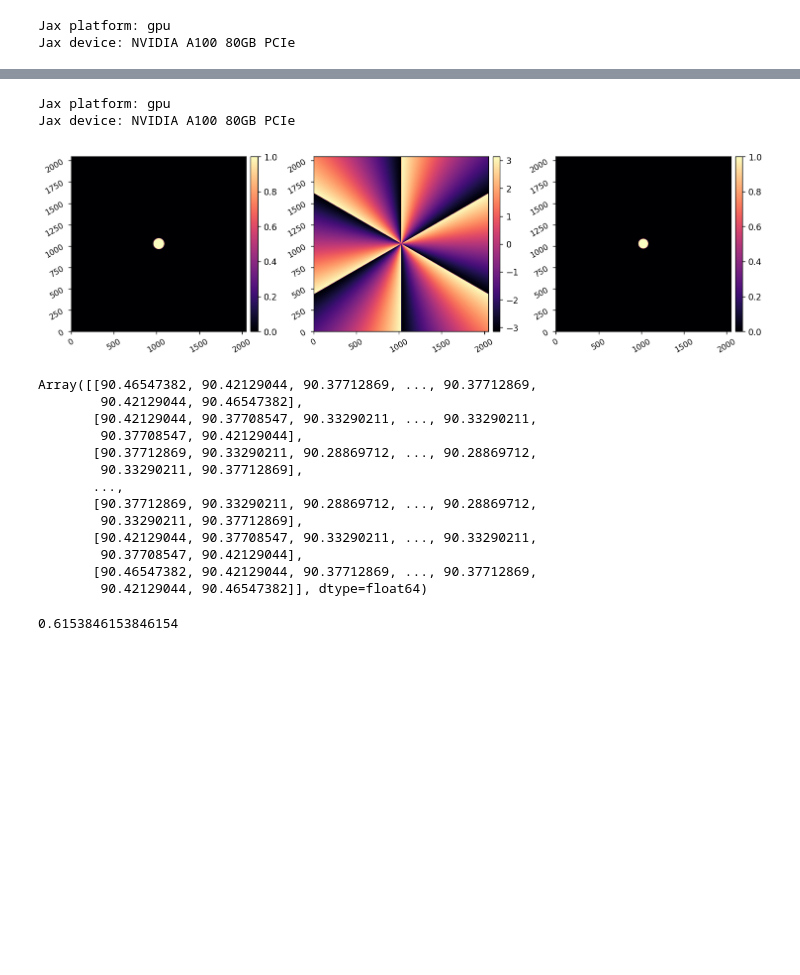
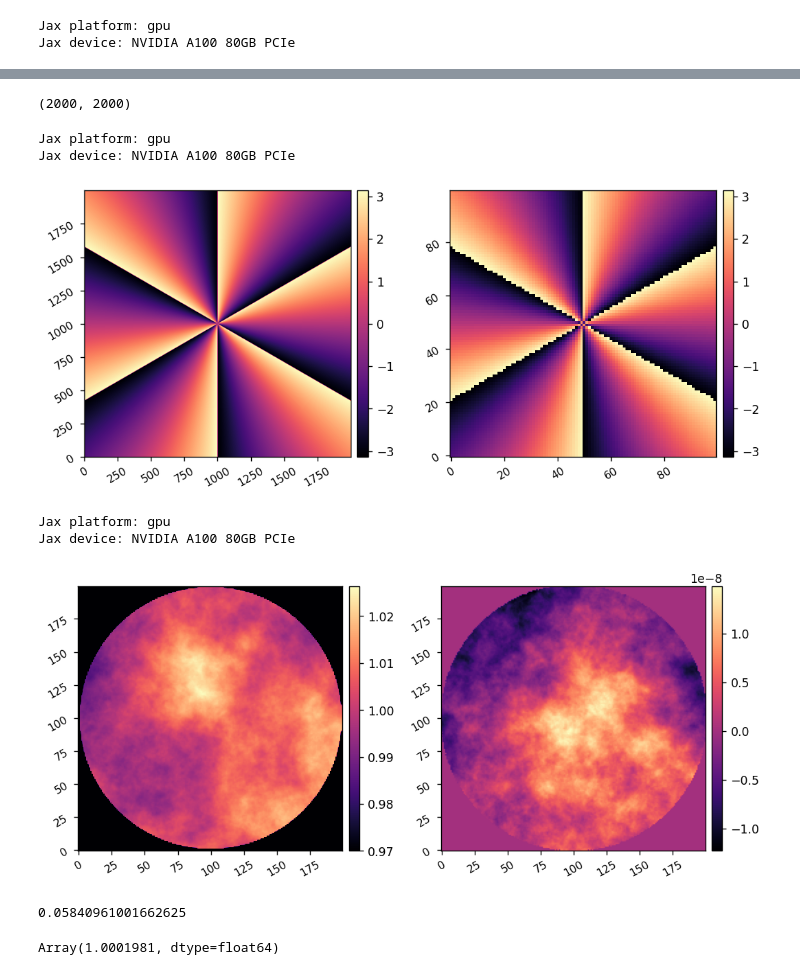
Before and after one commit to uasal/scoob-psf, a Jupyter notebook: example-notebooks/jax_scoob_tests.ipynb, the cells around one changed output, grey strips where cells are left out. Saved outputs shown, nothing was run; the diff lists cells and outputs as text; code cells hidden in the pictures; blank space fills up the shorter version.

Commit message:
testing amplitude and opd errors and visualizing response of jax model

```diff
--- a/example-notebooks/jax_scoob_tests.ipynb
+++ b/example-notebooks/jax_scoob_tests.ipynb
@@ -18,7 +18,9 @@ Jax platform: gpu
 Jax device: NVIDIA A100 80GB PCIe
 # %%
 reload(jscoob)
-model = jscoob.SCOOB(npix=128, oversample=16, npsf=200)
+model = jscoob.SCOOB(npix=200, oversample=10, npsf=200, dm_fill_factor=0.7)
+LS = model.pupil_grid[0] < model.pupil_diam.to_value(u.m)/2 * 0.9
+model.LYOT = LS
 # %% [output]
 Jax platform: gpu
 Jax device: NVIDIA A100 80GB PCIe
@@ -33,34 +35,14 @@ imshow1(ensure_np_array(model.get_dm_surface()))
+# %%
+model.focal_grid_pol[0].shape
+# %% [output]
+(2000, 2000)
 # %%
 reload(jscoob)
-VC = jscoob.make_vortex_phase_mask(model.focal_grid_pol, singularity=20*u.um)
-LS = model.pupil_grid[0] < model.pupil_diam.to_value(u.m)/2 * 0.9
-imshow3(ensure_np_array(model.PUPIL), np.angle(jscoob.ensure_np_array(VC)), ensure_np_array(LS))
+VC = jscoob.make_vortex_phase_mask(model.focal_grid_pol, charge=6,
+#                                    singularity=20*u.um,
+                                   focal_length=500*u.mm, pupil_diam=9.7*u.mm, wavelength=632.8*u.nm)
+imshow2(np.angle(jscoob.ensure_np_array(VC)), np.angle(ensure_np_array(jscoob.pad_or_crop(VC, 100))))
 # %% [output]
 Jax platform: gpu
 Jax device: NVIDIA A100 80GB PCIe
-[figure, old version]
+[figure, new version]
-# %%
-model.focal_grid_pol[0]
-# %% [output]
-Array([[90.46547382, 90.42129044, 90.37712869, ..., 90.37712869,
-        90.42129044, 90.46547382],
-       [90.42129044, 90.37708547, 90.33290211, ..., 90.33290211,
-        90.37708547, 90.42129044],
-       [90.37712869, 90.33290211, 90.28869712, ..., 90.28869712,
-        90.33290211, 90.37712869],
-       ...,
-       [90.37712869, 90.33290211, 90.28869712, ..., 90.28869712,
-        90.33290211, 90.37712869],
-       [90.42129044, 90.37708547, 90.33290211, ..., 90.33290211,
-        90.37708547, 90.42129044],
-       [90.46547382, 90.42129044, 90.37712869, ..., 90.37712869,
-        90.42129044, 90.46547382]], dtype=float64)
-# %%
-sing = 20e-6
-focal_length = 500e-3
-D = 10e-3
-lam = 650e-9
-
-sing*D/(focal_length*lam)
-# %% [output]
-0.6153846153846154
@@ -68,0 +49,22 @@ singularity.to_value(u.m)*focal_length/
+# %%
+reload(jscoob)
+WFE = jscoob.generate_wfe(diam=model.pupil_diam, distance=50*u.mm,
+                          amp_rms=0.02*u.nm, amp_index=3.2,
+                          opd_rms=10*u.nm, opd_index=3.2,
+                          npix=model.npix, oversample=model.oversample,)
+imshow2(ensure_np_array(jnp.abs(WFE)), ensure_np_array(jnp.angle(WFE))/(2*np.pi)*model.wavelength.to_value(u.m),
+        npix=model.npix,
+        vmin1=0.97)
+# %% [output]
+Jax platform: gpu
+Jax device: NVIDIA A100 80GB PCIe
+[figure, added]
+# %%
+amp = ensure_np_array(jnp.abs(WFE))
+np.sqrt(np.mean((amp[model.PUPIL]-1)**2 ))
+# %% [output]
+0.05840961001662625
+# %%
+jnp.abs(WFE).max()
+# %% [output]
+Array(1.0001981, dtype=float64)
```
Also changed, not shown: parts of 15 cells of this notebook, 1 other file.
